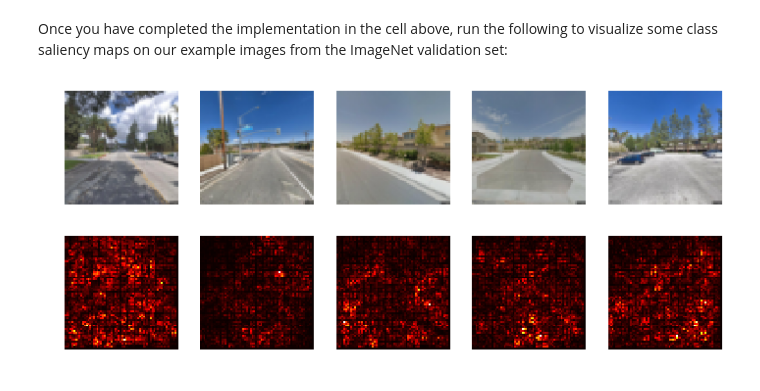
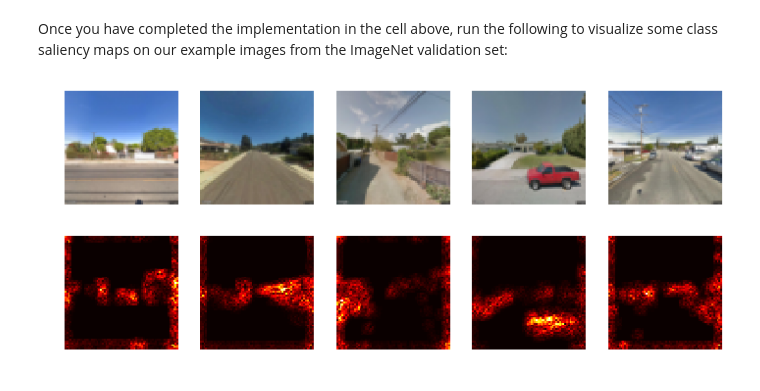
Before and after one commit to bcasares/cs231n_project, a Jupyter notebook: notebooks/NetworkVisualization-PyTorch-Copy1.ipynb, the cells around one changed output. Drawn from its saved outputs; the diff is of its cells as text; code cells hidden in the pictures.

```diff
--- a/notebooks/NetworkVisualization-PyTorch-Copy1.ipynb
+++ b/notebooks/NetworkVisualization-PyTorch-Copy1.ipynb
@@ -50,7 +50,7 @@ import utils
 # %%
 from get_model import getModel
 # %%
-model_dir = 'experiments/MSE/base_model_both_images/'
+model_dir = 'experiments/classes/'
 data_dir = ['data/HOUSES_SPLIT','data/HOUSES_SATELLITE_SPLIT']
 restore_file = "last"
 # %%
@@ -83,10 +86,15 @@ plt.gcf().tight_layout()
 # %% [output]
 [figure]
 # %%
+device = torch.device('cuda')
 for t, (X, y) in enumerate(loader_train):
-    X = X[0]
+#     X = X[0]
 #     X = X.data.cpu().numpy()
 #     y = y.data.cpu().numpy()
+    X_see = X
+    y_see = y
+    X = X.to(device=device, dtype=torch.float)
+    y =y.to(device=device, dtype=torch.long)
     break
 # %%
 # y = np.zeros(y.shape)
@@ -94,7 +102,7 @@ for t, (X, y) in enumerate(loader_train):
 # %%
 N = X.shape[0]
 for i in range(N):
-    Xi = X[i].detach().numpy()
+    Xi = X_see[i].detach().numpy()
     Xi = np.transpose(Xi, (1, 2, 0))
     plt.subplot(2, N, i + 1)
     plt.imshow(Xi)
@@ -146,7 +154,9 @@ def compute_saliency_maps(X, y, model):
     X.requires_grad_()
     scores = model(X)
     scores = scores.gather(1, y.view(-1, 1)).squeeze()
-    scores.backward(torch.ones(scores.size()))
+    one = torch.ones(scores.size())
+    one = one.to(device=device, dtype=torch.float)
+    scores.backward(one)
     saliency = torch.max(torch.abs(X.grad), dim=1)[0]
     return saliency
 # %% [markdown]
@@ -154,24 +164,29 @@ Once you have completed the implementation in the cell above, run the following
 # %%
 def show_saliency_maps(X, y):
     # Convert X and y from numpy arrays to Torch Tensors
     X_tensor = X
     y_tensor = y
     saliency = compute_saliency_maps(X_tensor, y_tensor, model)
-    saliency = saliency.numpy()
-    N = X.shape[0]
+
+    saliency = saliency.data.cpu().numpy()
+    X = X.data.cpu().numpy()
+
+#     saliency = saliency.numpy()
+#     N = X.shape[0]
+    N = 5
     for i in range(N):
-        Xi = X[i].detach().numpy()
+        Xi = X[i] #.detach().numpy()
         Xi = np.transpose(Xi, (1, 2, 0))
         plt.subplot(2, N, i + 1)
         plt.imshow(Xi)
         plt.axis('off')
 #         plt.title(class_names[y[i]])
         plt.subplot(2, N, N + i + 1)
         plt.imshow(saliency[i], cmap=plt.cm.hot)
         plt.axis('off')
         plt.gcf().set_size_inches(12, 5)
     plt.show()
 
 show_saliency_maps(X, y)
 # %% [output]
-[figure, old version]
+[figure, new version]
```
Also changed, not shown: parts of 5 cells of this notebook.
